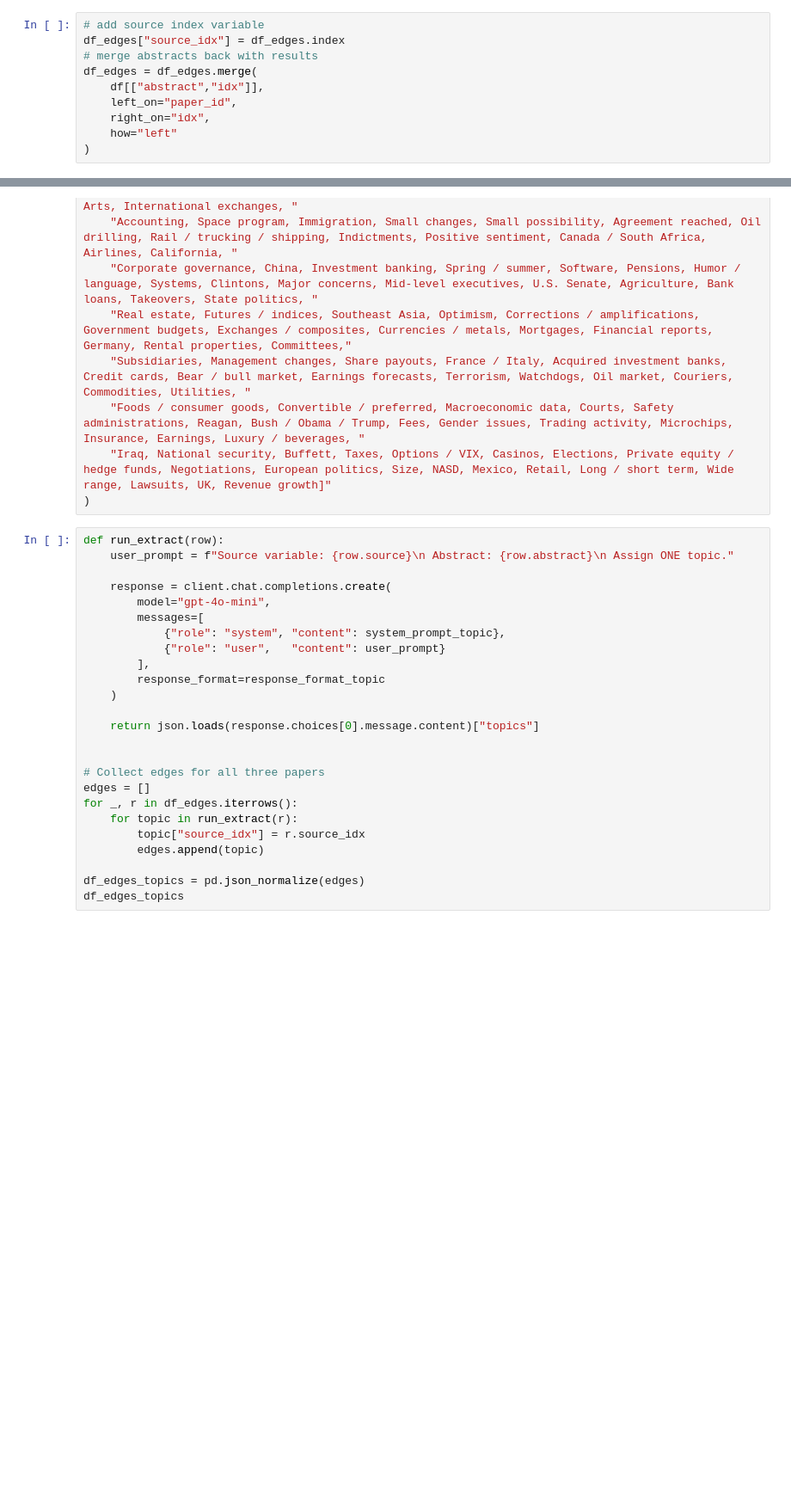
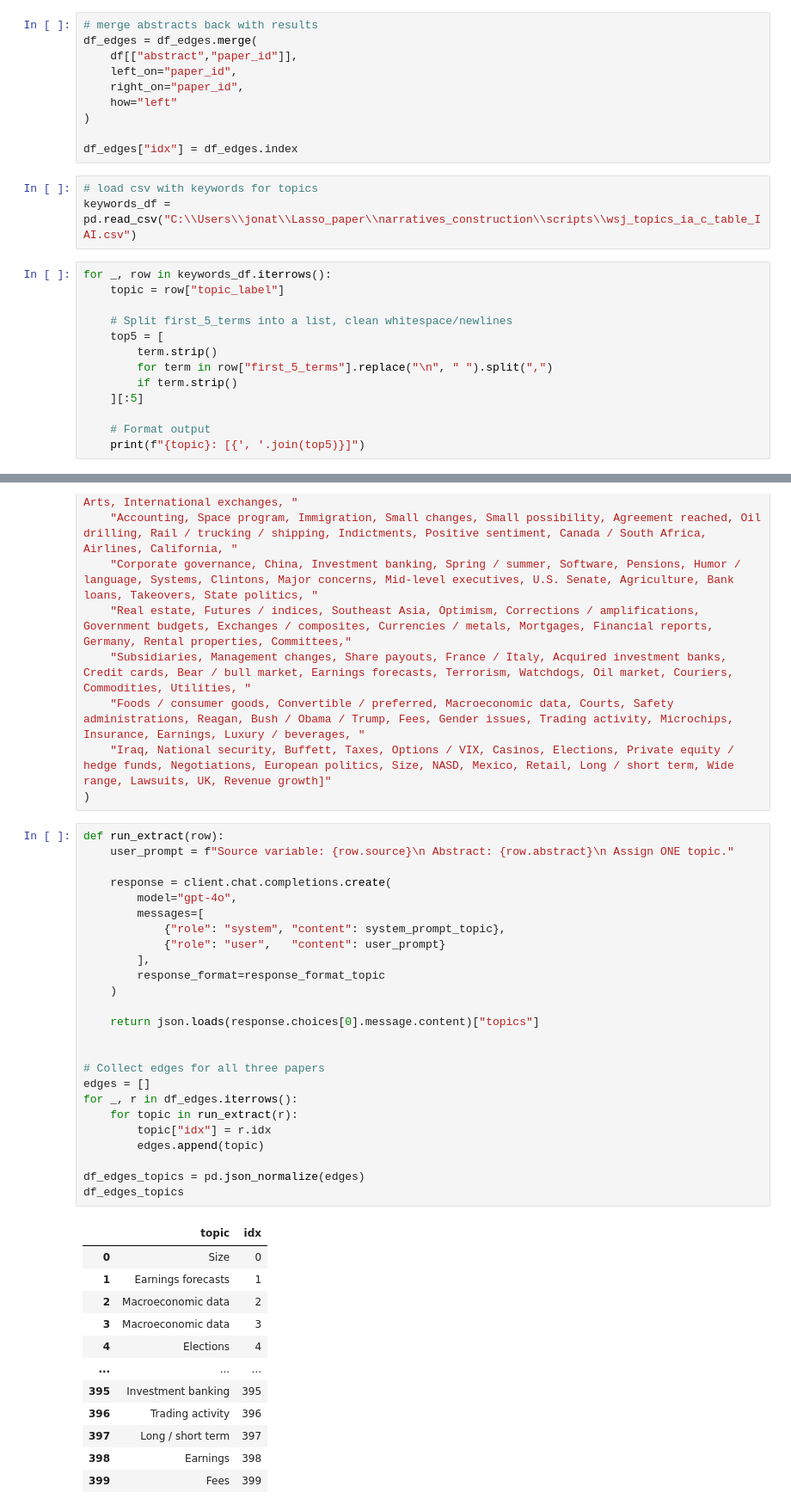
Before and after one commit to TommasoDF/Lasso_paper, a Jupyter notebook: narratives_construction/scripts/get_edges.ipynb, the cells around one changed output, grey strips where cells are left out. Shown at 86% size. Drawn from its saved outputs; the diff is of its cells as text; blank space fills up the shorter version.

```diff
--- a/narratives_construction/scripts/get_edges.ipynb
+++ b/narratives_construction/scripts/get_edges.ipynb
@@ -111,10 +168,26 @@ df_edges
 # %%
-# add source index variable
-df_edges["source_idx"] = df_edges.index
 # merge abstracts back with results
 df_edges = df_edges.merge(
-    df[["abstract","idx"]],
+    df[["abstract","paper_id"]],
     left_on="paper_id",
-    right_on="idx",
+    right_on="paper_id",
     how="left"
 )
+
+df_edges["idx"] = df_edges.index
+# %%
+# load csv with keywords for topics
+keywords_df = pd.read_csv("C:\\Users\\jonat\\Lasso_paper\\narratives_construction\\scripts\\wsj_topics_ia_c_table_IAI.csv")
+# %%
+for _, row in keywords_df.iterrows():
+    topic = row["topic_label"]
+
+    # Split first_5_terms into a list, clean whitespace/newlines
+    top5 = [
+        term.strip()
+        for term in row["first_5_terms"].replace("\n", " ").split(",")
+        if term.strip()
+    ][:5]
+
+    # Format output
+    print(f"{topic}: [{', '.join(top5)}]")
@@ -165,25 +256,38 @@ system_prompt_topic = (
 # %%
 def run_extract(row):
     user_prompt = f"Source variable: {row.source}\n Abstract: {row.abstract}\n Assign ONE topic."
 
     response = client.chat.completions.create(
-        model="gpt-4o-mini",
+        model="gpt-4o",
         messages=[
             {"role": "system", "content": system_prompt_topic},
             {"role": "user",   "content": user_prompt}
         ],
         response_format=response_format_topic
     )
 
     return json.loads(response.choices[0].message.content)["topics"]
 
 
 # Collect edges for all three papers
 edges = []
 for _, r in df_edges.iterrows():
     for topic in run_extract(r):
-        topic["source_idx"] = r.source_idx
+        topic["idx"] = r.idx
         edges.append(topic)
 
 df_edges_topics = pd.json_normalize(edges)
 df_edges_topics
+# %% [output]
+|  | topic | idx |
+| 0 | Size | 0 |
+| 1 | Earnings forecasts | 1 |
+| 2 | Macroeconomic data | 2 |
+| 3 | Macroeconomic data | 3 |
+| 4 | Elections | 4 |
+| ... | ... | ... |
+| 395 | Investment banking | 395 |
+| 396 | Trading activity | 396 |
+| 397 | Long / short term | 397 |
+| 398 | Earnings | 398 |
+| 399 | Fees | 399 |
```
Also changed, not shown: parts of 12 cells of this notebook, 11 other files.
